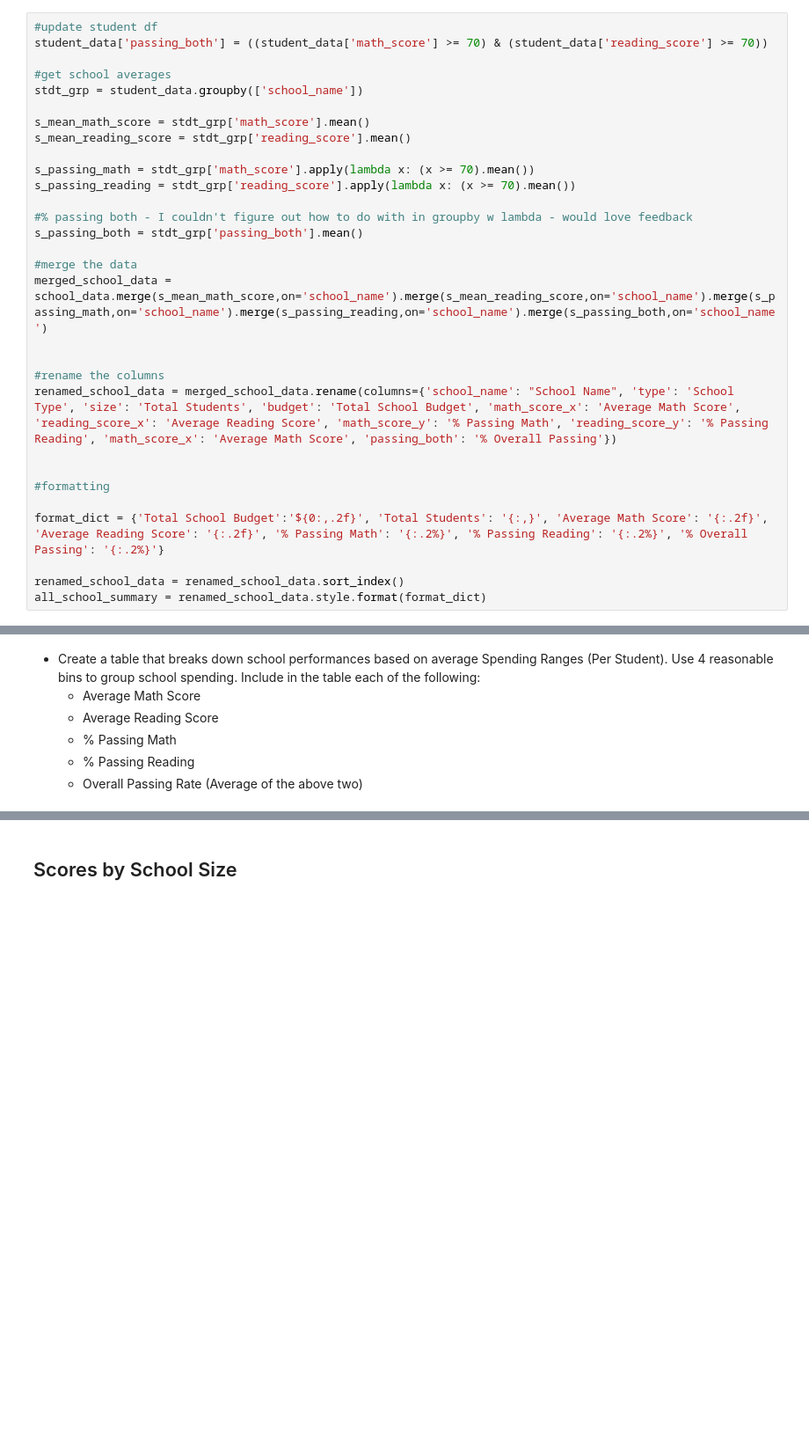
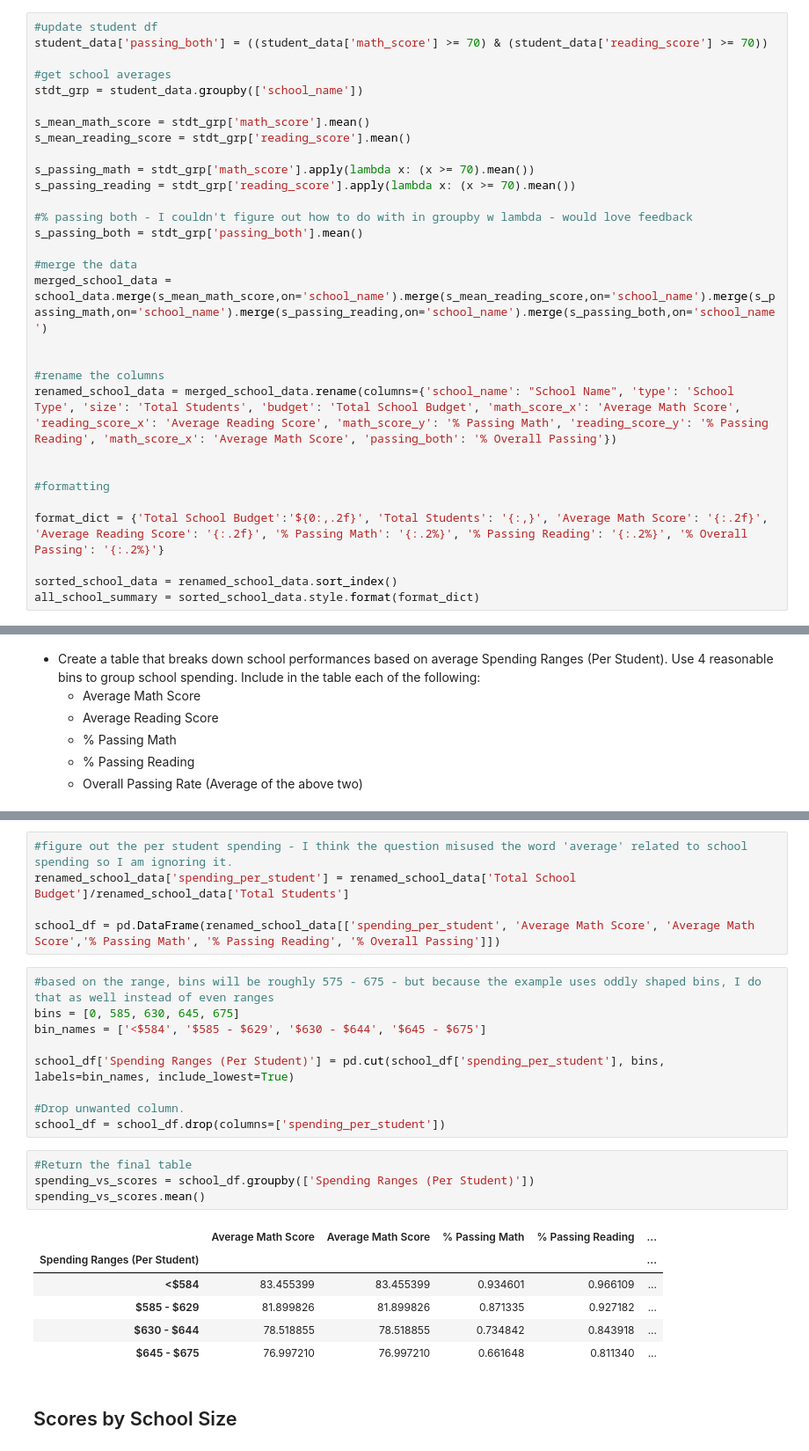
Before and after one commit to Enestvedt/district_test_analysis, a Jupyter notebook: PyCitySchools/PyCitySchools_starter.ipynb, the cells around one changed output, grey strips where cells are left out. Shown at 88% size. Drawn from its saved outputs; the diff is of its cells as text; blank space fills up the shorter version.

```diff
--- a/PyCitySchools/PyCitySchools_starter.ipynb
+++ b/PyCitySchools/PyCitySchools_starter.ipynb
@@ -101,8 +101,8 @@ renamed_school_data = merged_school_data.rename(columns={'school_name': "School
 
 format_dict = {'Total School Budget':'${0:,.2f}', 'Total Students': '{:,}', 'Average Math Score': '{:.2f}', 'Average Reading Score': '{:.2f}', '% Passing Math': '{:.2%}', '% Passing Reading': '{:.2%}', '% Overall Passing': '{:.2%}'}
 
-renamed_school_data = renamed_school_data.sort_index()
-all_school_summary = renamed_school_data.style.format(format_dict)
+sorted_school_data = renamed_school_data.sort_index()
+all_school_summary = sorted_school_data.style.format(format_dict)
 # %%
 all_school_summary
 # %% [output]
@@ -229,3 +243,28 @@ bottom_five_summary
+# %%
+#figure out the per student spending - I think the question misused the word 'average' related to school spending so I am ignoring it.
+renamed_school_data['spending_per_student'] = renamed_school_data['Total School Budget']/renamed_school_data['Total Students']
+
+school_df = pd.DataFrame(renamed_school_data[['spending_per_student', 'Average Math Score', 'Average Math Score','% Passing Math', '% Passing Reading', '% Overall Passing']])
+# %%
+#based on the range, bins will be roughly 575 - 675 - but because the example uses oddly shaped bins, I do that as well instead of even ranges
+bins = [0, 585, 630, 645, 675]
+bin_names = ['<$584', '$585 - $629', '$630 - $644', '$645 - $675']
+
+school_df['Spending Ranges (Per Student)'] = pd.cut(school_df['spending_per_student'], bins, labels=bin_names, include_lowest=True)
+
+#Drop unwanted column.
+school_df = school_df.drop(columns=['spending_per_student'])
+# %%
+#Return the final table
+spending_vs_scores = school_df.groupby(['Spending Ranges (Per Student)'])
+spending_vs_scores.mean()
+# %% [output]
+|  | Average Math Score | Average Math Score | % Passing Math | % Passing Reading | ... |
+| Spending Ranges (Per Student) |  |  |  |  | ... |
+| <$584 | 83.455399 | 83.455399 | 0.934601 | 0.966109 | ... |
+| $585 - $629 | 81.899826 | 81.899826 | 0.871335 | 0.927182 | ... |
+| $630 - $644 | 78.518855 | 78.518855 | 0.734842 | 0.843918 | ... |
+| $645 - $675 | 76.997210 | 76.997210 | 0.661648 | 0.811340 | ... |
 # %% [markdown]
 ## Scores by School Size
 # %% [markdown]
```
Also changed, not shown: parts of 12 cells of this notebook.
